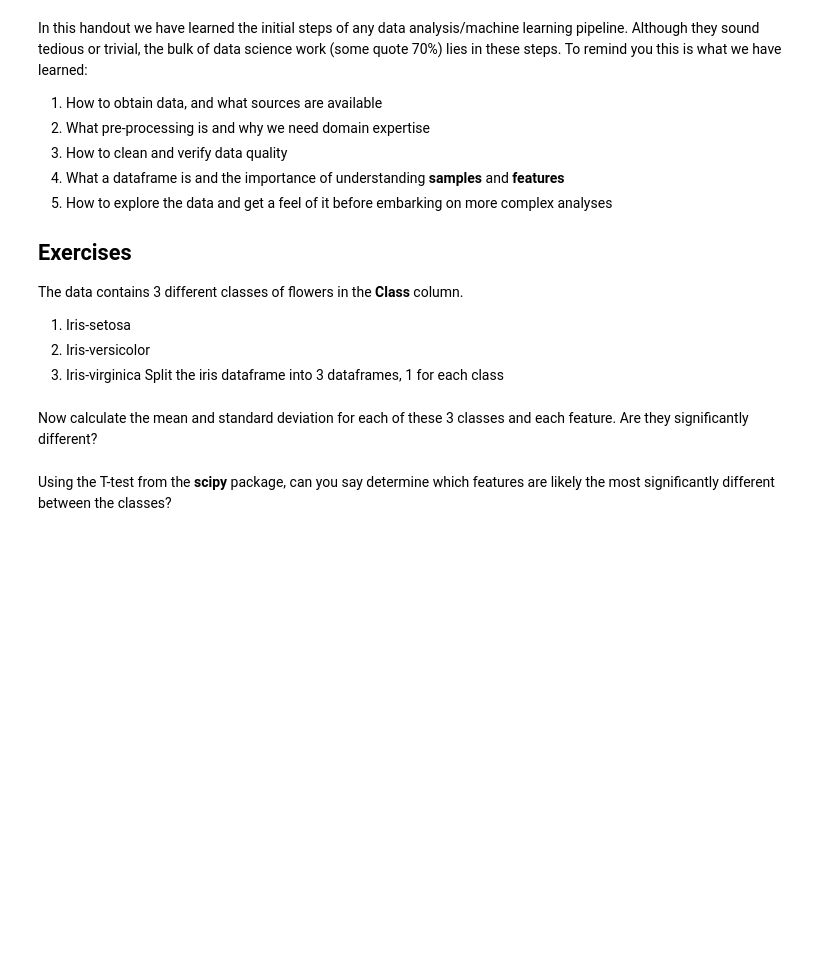
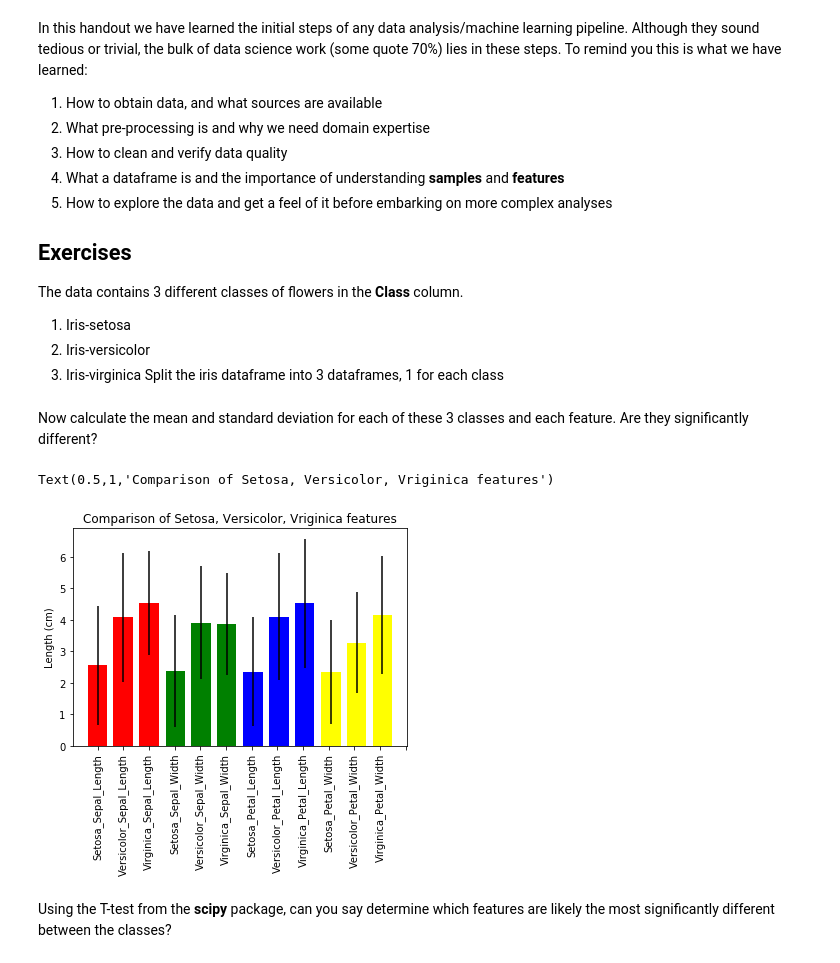
Before and after one commit to barrinalo/Introduction-To-Data-Analysis, a Jupyter notebook: Introduction to Data Analysis Answers.ipynb, the cells around one changed output. Drawn from its saved outputs; the diff is of its cells as text; code cells hidden in the pictures; blank space fills up the shorter version.

```diff
--- a/Introduction to Data Analysis Answers.ipynb
+++ b/Introduction to Data Analysis Answers.ipynb
@@ -128,2 +202,41 @@ Now calculate the mean and standard deviation for each of these 3 classes and ea
+# %%
+# Calculate mean and standard deviation for each class
+def getMeanAndSdev(df):
+    means = df.apply(np.mean, axis=1) # Apply columnwise (axis=1) the function np.mean
+    sdevs = df.apply(np.std, axis=1) # Apply columnwise (axis=1) the function np.std
+    zipped = list(zip(means,sdevs)) # Combine mean and sdev into a tuple
+    output = {} # create an empty dictionary for output
+    for i in range(0, len(df.columns.values)):
+        output[df.columns.values[i]] = zipped[i]
+    return output
+
+setosastats = getMeanAndSdev(setosa.iloc[:,0:4])
+versicolorstats = getMeanAndSdev(versicolor.iloc[:,0:4])
+virginicastats = getMeanAndSdev(virginica.iloc[:,0:4])
+colorlist = ["red","green","blue","yellow"] # Color list for plotting
+fig, ax = plt.subplots()
+count = 0
+# Loop through the features and plot for each species
+for key in setosastats.keys():
+    ax.bar(count, setosastats[key][0], width=0.25, color=colorlist[count])
+    ax.bar(count + 0.33, versicolorstats[key][0], width=0.25, color=colorlist[count])
+    ax.bar(count + 0.66, virginicastats[key][0], width=0.25, color=colorlist[count])
+    ax.errorbar(count, setosastats[key][0], setosastats[key][1], color="black")
+    ax.errorbar(count + 0.33, versicolorstats[key][0], versicolorstats[key][1], color="black")
+    ax.errorbar(count + 0.66, virginicastats[key][0], virginicastats[key][1], color="black")
+    count += 1
+
+# Generate xtick labels
+xlabels = []
+for feature in setosastats.keys():
+    for species in ["Setosa","Versicolor","Virginica"]:
+        xlabels.append(species + "_" + feature)
+ax.set_xticks(np.arange(0,4,step=0.33)) # Generate x positions to place the xtick labels
+ax.set_xticklabels(xlabels, rotation="vertical")
+ax.set_ylabel("Length (cm)")
+ax.set_title("Comparison of Setosa, Versicolor, Vriginica features")
+# %% [output]
+Text(0.5,1,'Comparison of Setosa, Versicolor, Vriginica features')
+[figure, added]
 # %% [markdown]
 Using the T-test from the **scipy** package, can you say determine which features are likely the most significantly different between the classes?
```
Also changed, not shown: parts of 11 cells of this notebook.
